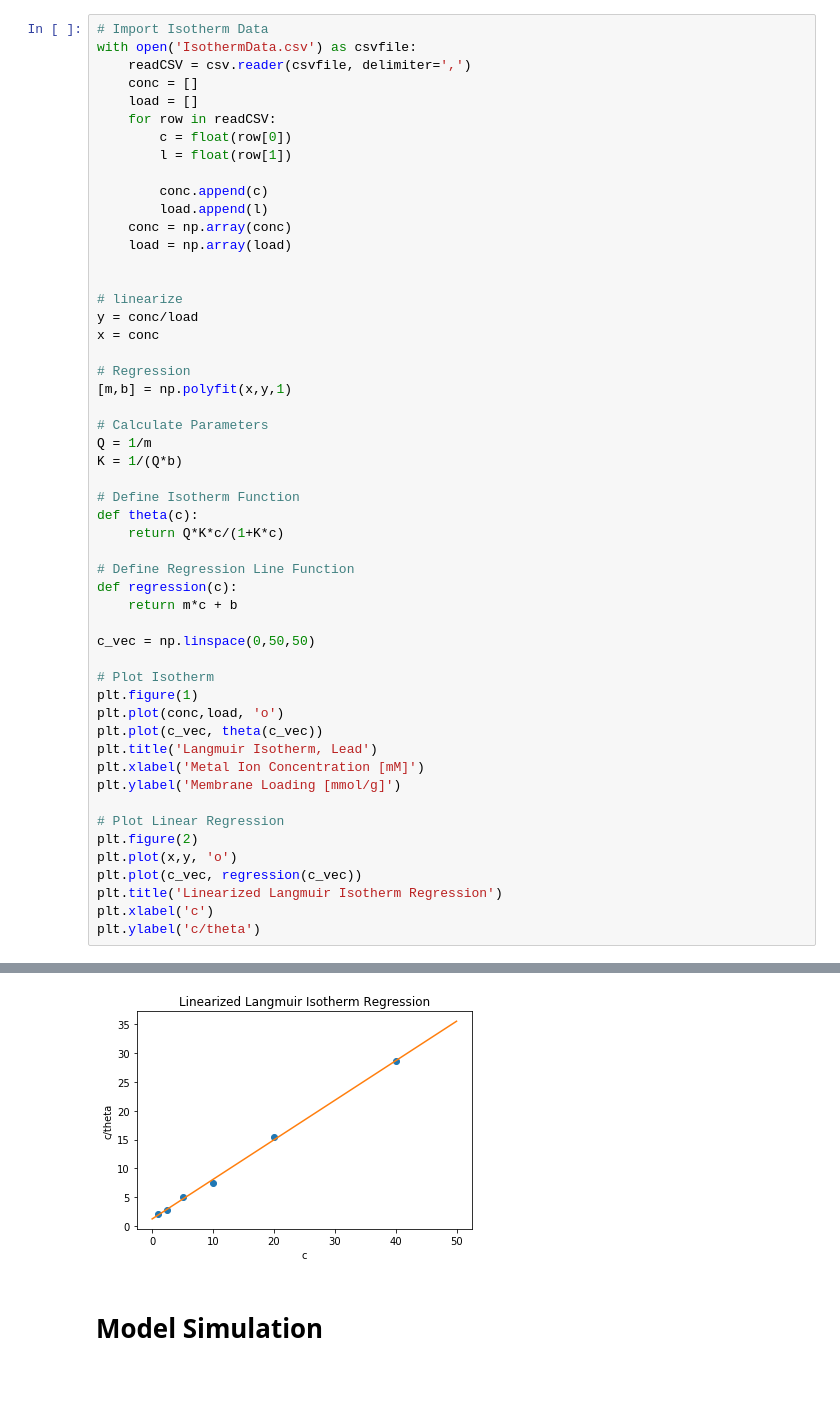
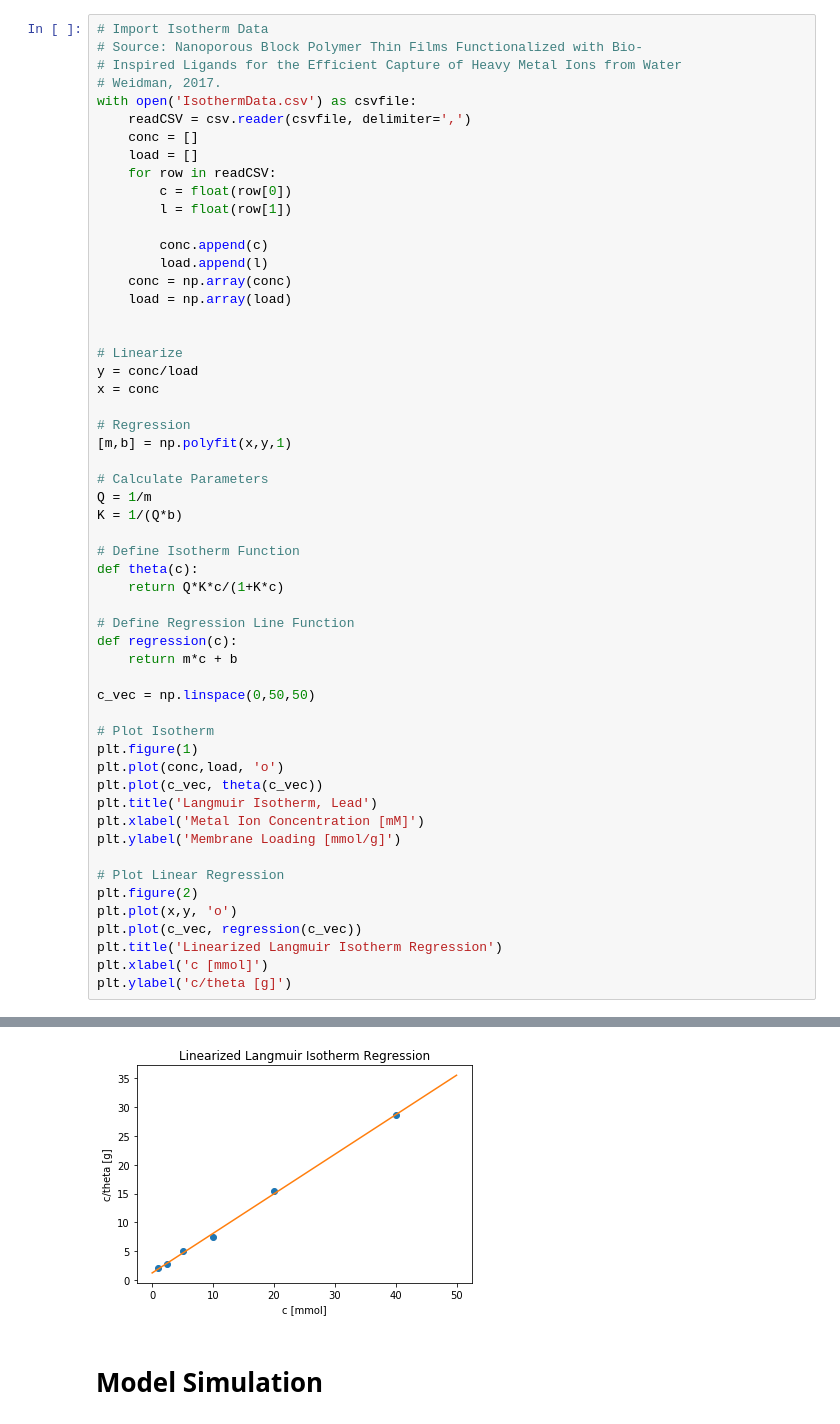
Before and after one commit to mabellewongs/Separations-Project-Clean-Water-for-All, a Jupyter notebook: Separations Project.ipynb, the cells around one changed output, grey strips where cells are left out. Drawn from its saved outputs; the diff is of its cells as text; blank space fills up the shorter version.

```diff
--- a/Separations Project.ipynb
+++ b/Separations Project.ipynb
@@ -72,6 +74,9 @@ $$ m = \frac{1}{Q} $$
 $$ b = \frac{1}{KQ} $$
 # %%
 # Import Isotherm Data
+# Source: Nanoporous Block Polymer Thin Films Functionalized with Bio-
+# Inspired Ligands for the Efficient Capture of Heavy Metal Ions from Water
+# Weidman, 2017.
 with open('IsothermData.csv') as csvfile:
     readCSV = csv.reader(csvfile, delimiter=',')
     conc = []
@@ -86,7 +91,7 @@ with open('IsothermData.csv') as csvfile:
     load = np.array(load)
 
 
-# linearize
+# Linearize
 y = conc/load
 x = conc
 
@@ -96,36 +101,36 @@ x = conc
 # Calculate Parameters
 Q = 1/m
 K = 1/(Q*b)
 
 # Define Isotherm Function
 def theta(c):
     return Q*K*c/(1+K*c)
 
 # Define Regression Line Function
 def regression(c):
     return m*c + b
 
 c_vec = np.linspace(0,50,50)
 
 # Plot Isotherm
 plt.figure(1)
 plt.plot(conc,load, 'o')
 plt.plot(c_vec, theta(c_vec))
 plt.title('Langmuir Isotherm, Lead')
 plt.xlabel('Metal Ion Concentration [mM]')
 plt.ylabel('Membrane Loading [mmol/g]')
 
 # Plot Linear Regression
 plt.figure(2)
 plt.plot(x,y, 'o')
 plt.plot(c_vec, regression(c_vec))
 plt.title('Linearized Langmuir Isotherm Regression')
-plt.xlabel('c')
-plt.ylabel('c/theta')
+plt.xlabel('c [mmol]')
+plt.ylabel('c/theta [g]')
 # %% [output]
 <matplotlib.text.Text at 0x...>
 [figure]
-[figure, old version]
+[figure, new version]
 # %% [markdown]
 # Model Simulation
 # %%
```
Also changed, not shown: parts of 11 cells of this notebook.
